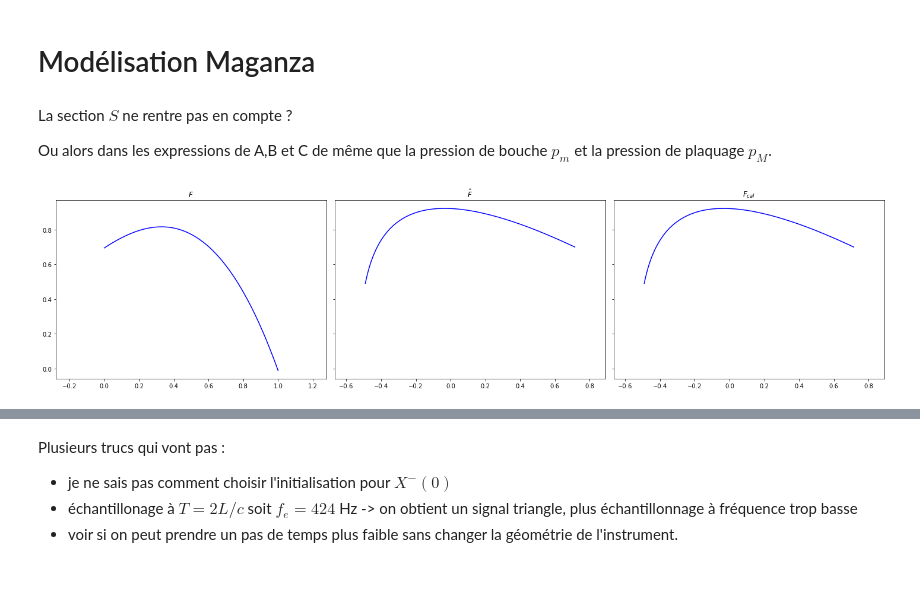
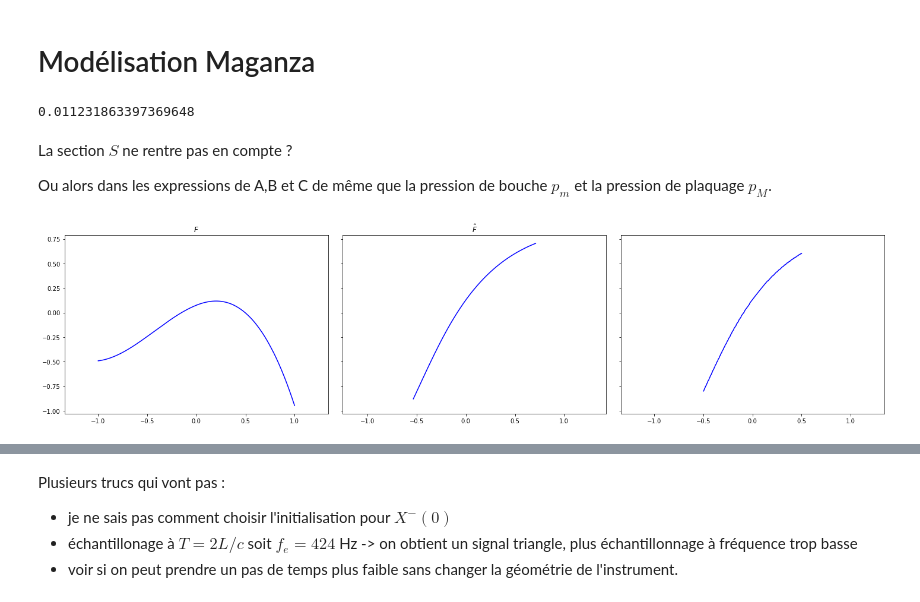
Before and after one commit to ClementineBerger/Auto-oscillations, a Jupyter notebook: Modélisations physique/maganza.ipynb, the cells around one changed output, grey strips where cells are left out. Cells and saved outputs as stored; diff of their text form; code cells hidden in the pictures.

```diff
--- a/Modélisations physique/maganza.ipynb
+++ b/Modélisations physique/maganza.ipynb
@@ -6,8 +6,8 @@ import matplotlib.pyplot as plt
 # %%
 ### Définition des paramètres
 
-W = 2e-2            #Largeur de la anche de clarinette
-H = 6.5e-2          #Longueur de la anche de clarinette
+W = 11e-3            #Largeur de la anche de clarinette
+H = 0.48e-3          #Longueur de la anche de clarinette
 gamma_air = 1.4     #Indice adiabatique
 rho = 1.292         #Masse vol air
 c = 343             #Vitesse son
@@ -15,7 +15,7 @@ rc = 3e-2           #rayon de la clarinette
 Lc = 60e-2          #longueur clarinette
 Sc = np.pi*rc**2    #section clarinette
 pM = 0.1            #Pression de plaquage statique
-Y_m = 1 /1233.36096998528 #Admittance premier mode
+#Y_m = 1 /1233.36096998528 #Admittance premier mode
 f = 220                     #Fréquence premier mode
 
 omega = (2*np.pi*f)
@@ -25,23 +25,24 @@ T = 2*Lc/c
 fe = 1/T  #il faudra suréchantillonner ? temps très court....
 
 Z0 = rho*c
+Zc = Z0/Sc
 eps = 0.05
-
-zeta = W*H/Sc*np.sqrt(2*gamma_air*rho/pM)
-
-gamma = 0.7  #contrôle : rapport pm/pM
 
 def coeffs(gamma,zeta):
     F0 = zeta*(1-gamma)*np.sqrt(gamma)
-    A = zeta*(2 * gamma - 1) / 2 /np.sqrt(gamma)
-    B = -zeta*(3*gamma-1)/8/gamma**(3/2)
-    C = -zeta*(gamma +1)/16/gamma**(5/2)
+    A = zeta*(3 * gamma - 1) / 2 /np.sqrt(gamma)
+    B = -zeta*(3*gamma+1)/8/gamma**(3/2)
+    C = -zeta*(gamma+1)/16/gamma**(5/2)
     return F0,A,B,C
 
 t_max = 1  #s
 fe = 44100 #Hz
 compute_time = np.arange(int(t_max/T))*T
 time_sim = np.arange(int(t_max*fe))/fe
+# %%
+W*H/Sc*np.sqrt(2*gamma_air*rho/pM)
+# %% [output]
+0.011231863397369648
 # %% [markdown]
 La section $S$ ne rentre pas en compte ?
 
@@ -53,47 +54,71 @@ def F(p,F0,A,B,C):
     "Relation de couplage : u = F(p)"
     return F0+A*p+B*p**2+C*p**3
 
-def Fhat(x,F0,A,B,C):
+def rotation_Fhat(x,F0,A,B,C):
     theta = np.pi/4
     rotation_matrix = np.array([[np.cos(theta), -np.sin(theta)],[np.sin(theta), np.cos(theta)]])
     y = F(x,F0,A,B,C)
     X = rotation_matrix @ np.array([[x],[y]])
     return X
 
+def Fhat(p,F0,A,B,C,nb_pts=500):
+    x = np.linspace(-2,2,nb_pts)
+    liste_G = np.zeros_like(x)
+    xprime = np.zeros_like(x)
+    for i in range(len(x)):
+        y[i] = F(x[i],F0,A,B,C)
+        X = rotation_Fhat(x[i],F0,A,B,C)
+        liste_G[i] = X[1]
+        xprime[i] = X[0]
+
+    ind = 0
+    while xprime[ind] < p:
+        ind+=1
+
+    return liste_G[ind]
+
 def Fcal(x,F0,A,B,C,eps,Z0):
     X = Fhat(x,F0,A,B,C)
-    return X[1]*(Z0-eps)/(Z0+eps)
+    return X*(Z0-eps)/(Z0+eps)
 
-gamma = 0.7
-F0,A,B,C = coeffs(gamma,xi)
+zeta = 0.3 #Zc*W*H*np.sqrt(2/rho/pM)  #W*H/Sc*np.sqrt(2*gamma_air*rho/pM)
 
-x = np.linspace(0,1,200)
+gamma = 0.7  #contrôle : rapport pm/pM
+
+F0,A,B,C = coeffs(gamma,zeta)
+
+x = np.linspace(-1,1,500)
 y = F(x,F0,A,B,C)
 
 Fchapeau = np.zeros_like(x)
 Fcaligraphie = np.zeros_like(x)
 xprime = np.zeros_like(x)
 for i in range(len(x)):
-    X = Fhat(x[i],F0,A,B,C)
+    X = rotation_Fhat(x[i],F0,A,B,C)
     Fchapeau[i] = X[1]
     xprime[i] = X[0]
-    Fcaligraphie[i] = Fcal(x[i],F0,A,B,C,eps,Z0)
+
+x2 = np.linspace(-0.5,0.5,200)
+y2 = np.zeros_like(x2)
+for j in range(len(x2)):
+    y2[j]=Fhat(x2[j],F0,A,B,C)
+
 
 fig, axs = plt.subplots(1,3,figsize=(20,5),sharey=True)
 
 axs[0].plot(x,y,'b')
 axs[0].set_title(r"$F$")
 axs[0].axis('equal')
 axs[1].plot(xprime,Fchapeau,'b')
 axs[1].set_title(r"$\hat{F}$")
 axs[1].axis('equal')
-axs[2].plot(xprime,Fcaligraphie,'b')
-axs[2].set_title(r"$F_{cal}$")
+axs[2].plot(x2,y2,'b')
+#axs[2].set_title(r"$F_{cal}$")
 axs[2].axis('equal')
 
 fig.tight_layout()
 # %% [output]
-[figure, old version]
+[figure, new version]
 # %%
 ### Initialisation
 Ncompute = len(compute_time)
```
Also changed, not shown: parts of 8 cells of this notebook.
